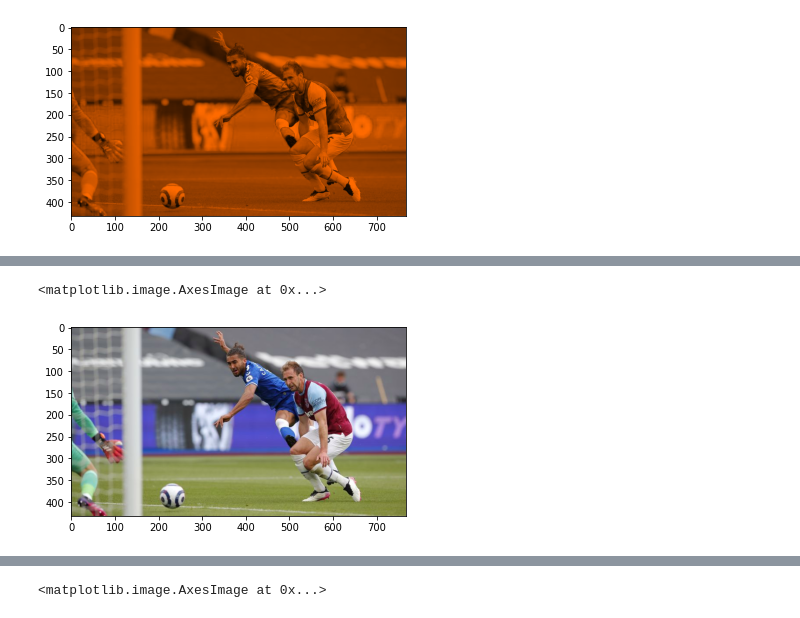
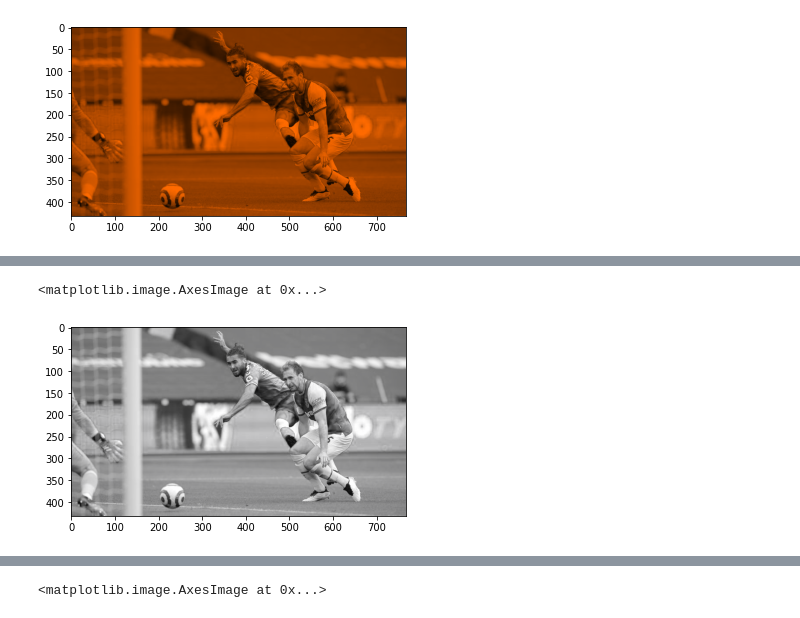
Before and after one commit to hackassin/PyTorch-For-Kiiti-Object-Detection, a Jupyter notebook: data_aug_preprocess.ipynb, the cells around one changed output, grey strips where cells are left out. Cells and saved outputs as stored; diff of their text form; code cells hidden in the pictures.

Commit message:
Updated Saturation function

```diff
--- a/data_aug_preprocess.ipynb
+++ b/data_aug_preprocess.ipynb
@@ -121,11 +121,21 @@ class Color_Aug:
         hsv[:, :, 1] = 1  # Turn up the saturation
         return color.hsv2rgb(hsv)
 
-    # defintion to adjust saturation
+    """# defintion to adjust saturation
     def saturation(self, factor):
         rand_fact = gen_rand_num(0,factor)
         converter = ImageEnhance.Color(self.image)
-        return converter.enhance(rand_fact)
+        return converter.enhance(rand_fact)"""
+
+    def saturation (self, factor):
+        imghsv = color.rgb2hsv(color.gray2rgb(self.image_arr))
+        (h, s, v) = cv2.split(imghsv)
+        rand_fact = gen_rand_num(0.01,factor)
+        s = s*factor
+        s = np.clip(s,0,1)
+        imghsv = cv2.merge([h,s,v])
+        imgrgb = cv2.cvtColor(imghsv.astype("float32"), cv2.COLOR_HSV2BGR)
+        return imgrgb
 
     def contrast_scale(self, factor):
         factor = gen_rand_num(255,factor)
@@ -314,6 +304,6 @@ array([[[0.41568627, 0.17396504, 0.        ],
 # %%
-sat_img = col_aug.saturation(2)
+sat_img = col_aug.saturation(0.01)
 plt.imshow(sat_img)
 # %% [output]
 <matplotlib.image.AxesImage at 0x...>
-[figure, old version]
+[figure, new version]
```
Also changed, not shown: parts of 6 cells of this notebook.
